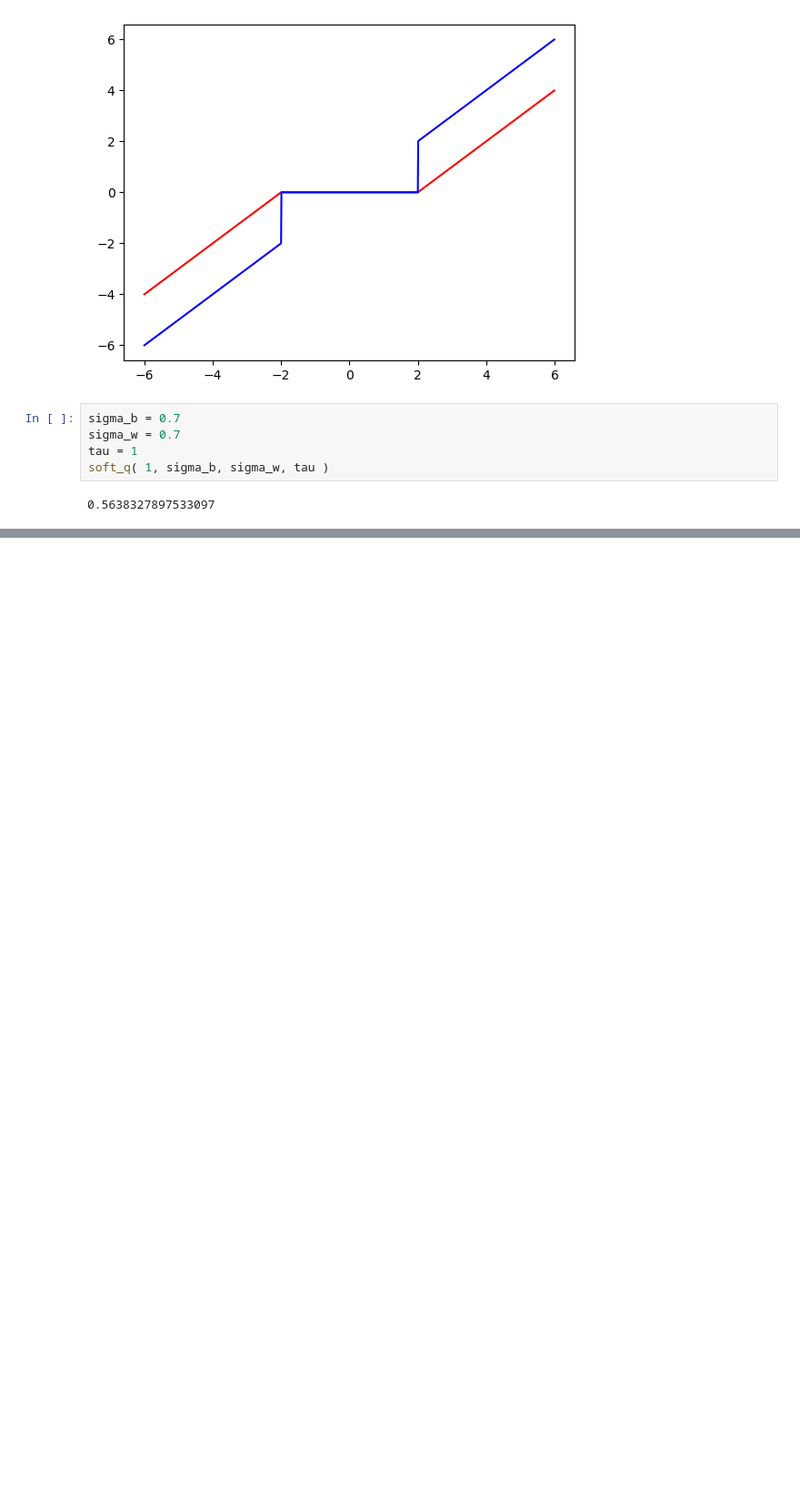
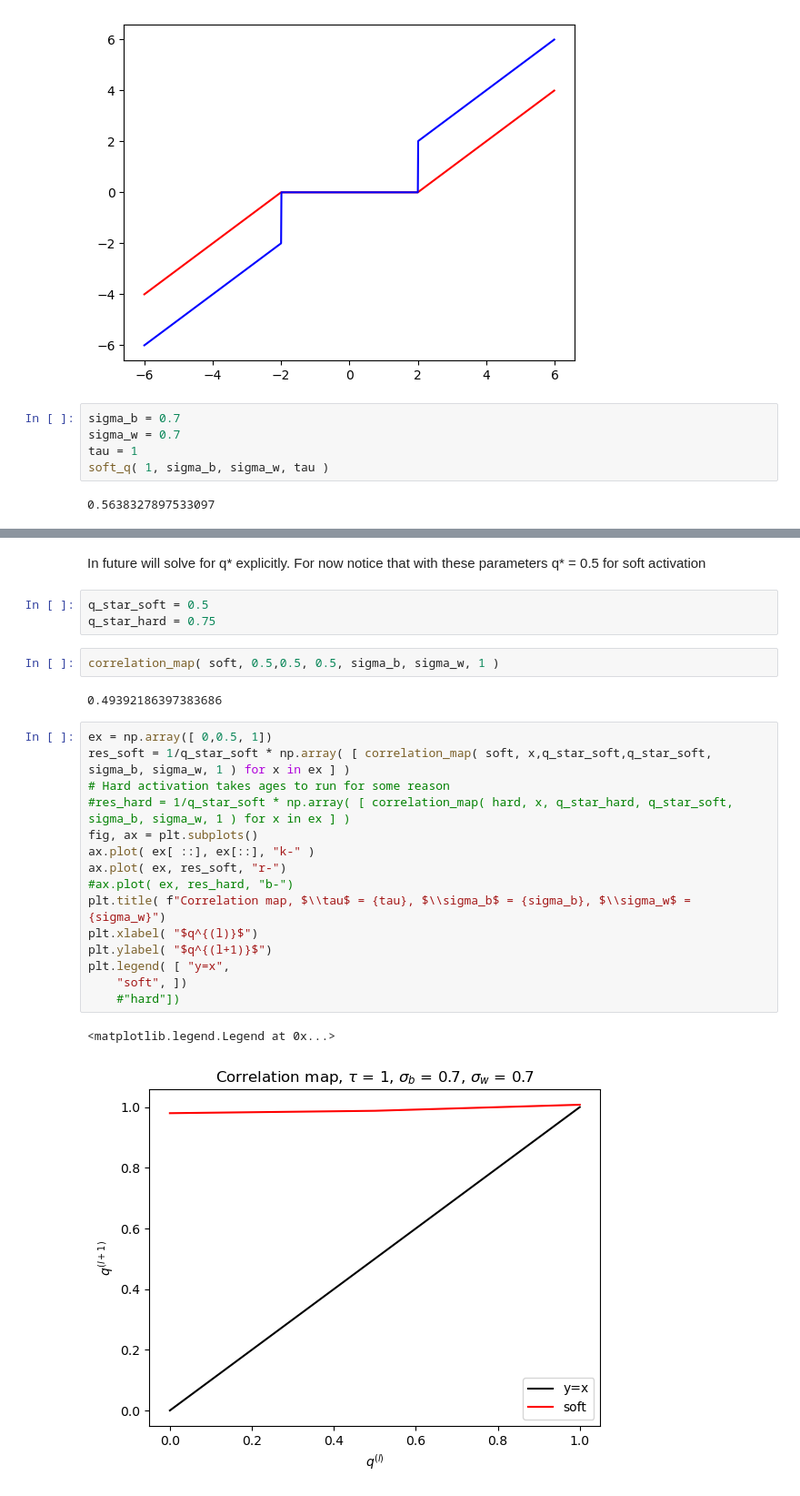
Before and after one commit to ndaultryball1/activation_sparsity, a Jupyter notebook: experiment.ipynb, the cells around one changed output, grey strips where cells are left out. Shown at 91% size. Saved outputs shown, nothing was run; the diff lists cells and outputs as text; blank space fills up the shorter version.

Commit message:
Tried correlations

```diff
--- a/experiment.ipynb
+++ b/experiment.ipynb
@@ -36,3 +39,30 @@ plt.legend( [ "y=x", "soft", "hard"])
 # %% [output]
 <matplotlib.legend.Legend at 0x...>
 [figure]
+# %% [markdown]
+In future will solve for q* explicitly. For now notice that with these parameters q* = 0.5 for soft activation
+# %%
+q_star_soft = 0.5
+q_star_hard = 0.75
+# %%
+correlation_map( soft, 0.5,0.5, 0.5, sigma_b, sigma_w, 1 )
+# %% [output]
+0.49392186397383686
+# %%
+ex = np.array([ 0,0.5, 1])
+res_soft = 1/q_star_soft * np.array( [ correlation_map( soft, x,q_star_soft,q_star_soft, sigma_b, sigma_w, 1 ) for x in ex ] )
+# Hard activation takes ages to run for some reason
+#res_hard = 1/q_star_soft * np.array( [ correlation_map( hard, x, q_star_hard, q_star_soft, sigma_b, sigma_w, 1 ) for x in ex ] )
+fig, ax = plt.subplots()
+ax.plot( ex[ ::], ex[::], "k-" )
+ax.plot( ex, res_soft, "r-")
+#ax.plot( ex, res_hard, "b-")
+plt.title( f"Correlation map, $\\tau$ = {tau}, $\\sigma_b$ = {sigma_b}, $\\sigma_w$ = {sigma_w}")
+plt.xlabel( "$q^{(l)}$")
+plt.ylabel( "$q^{(l+1)}$")
+plt.legend( [ "y=x",
+    "soft", ])
+    #"hard"])
+# %% [output]
+<matplotlib.legend.Legend at 0x...>
+[figure, added]
```
Also changed, not shown: parts of 3 cells of this notebook, 2 other files.
